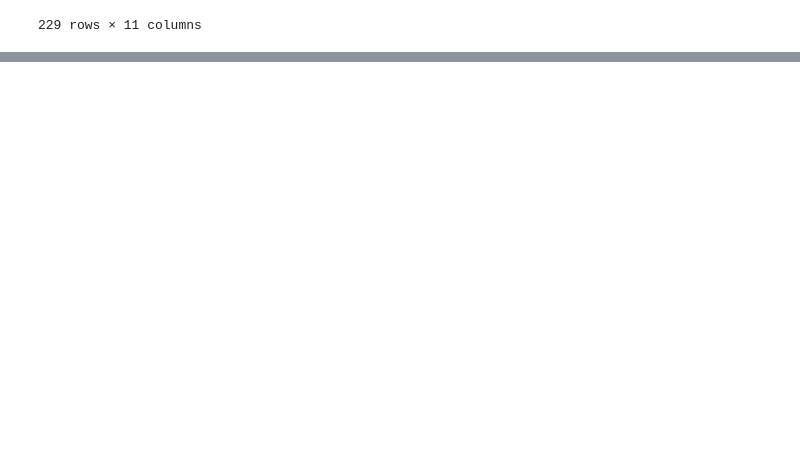
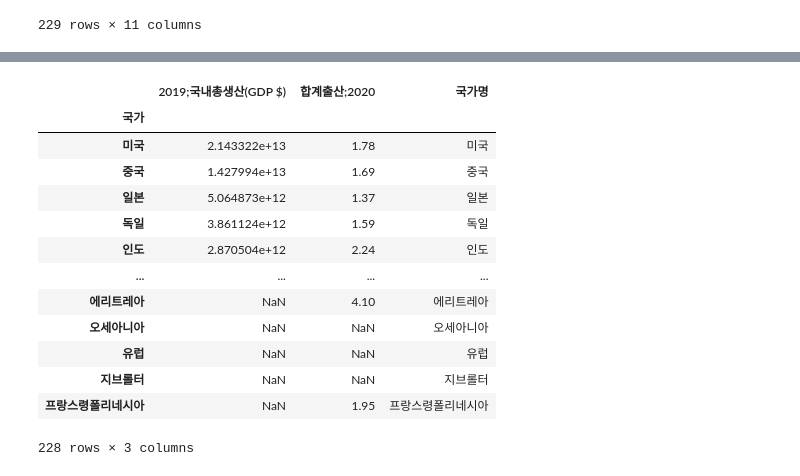
Before and after one commit to gahyunson/crudeBirthRate, a Jupyter notebook: birth_project.ipynb, the cells around one changed output, grey strips where cells are left out. Drawn from its saved outputs; the diff is of its cells as text; code cells hidden in the pictures; blank space fills up the shorter version.

```diff
--- a/birth_project.ipynb
+++ b/birth_project.ipynb
@@ -372,0 +136,20 @@ world_map
+# %%
+gdp_birthrate_df = final_data[['2019;국내총생산(GDP $)','합계출산;2020','국가명']]
+gdp_birthrate_df = gdp_birthrate_df[gdp_birthrate_df['국가명'] != '세계']
+gdp_birthrate_df.sort_values('2019;국내총생산(GDP $)',ascending = False, inplace = True)
+gdp_birthrate_df
+# %% [output]
+|  | 2019;국내총생산(GDP $) | 합계출산;2020 | 국가명 |
+| 국가 |  |  |  |
+| 미국 | 2.143322e+13 | 1.78 | 미국 |
+| 중국 | 1.427994e+13 | 1.69 | 중국 |
+| 일본 | 5.064873e+12 | 1.37 | 일본 |
+| 독일 | 3.861124e+12 | 1.59 | 독일 |
+| 인도 | 2.870504e+12 | 2.24 | 인도 |
+| ... | ... | ... | ... |
+| 에리트레아 | NaN | 4.10 | 에리트레아 |
+| 오세아니아 | NaN | NaN | 오세아니아 |
+| 유럽 | NaN | NaN | 유럽 |
+| 지브롤터 | NaN | NaN | 지브롤터 |
+| 프랑스령폴리네시아 | NaN | 1.95 | 프랑스령폴리네시아 |
+228 rows × 3 columns
```
Also changed, not shown: parts of 17 cells of this notebook.
